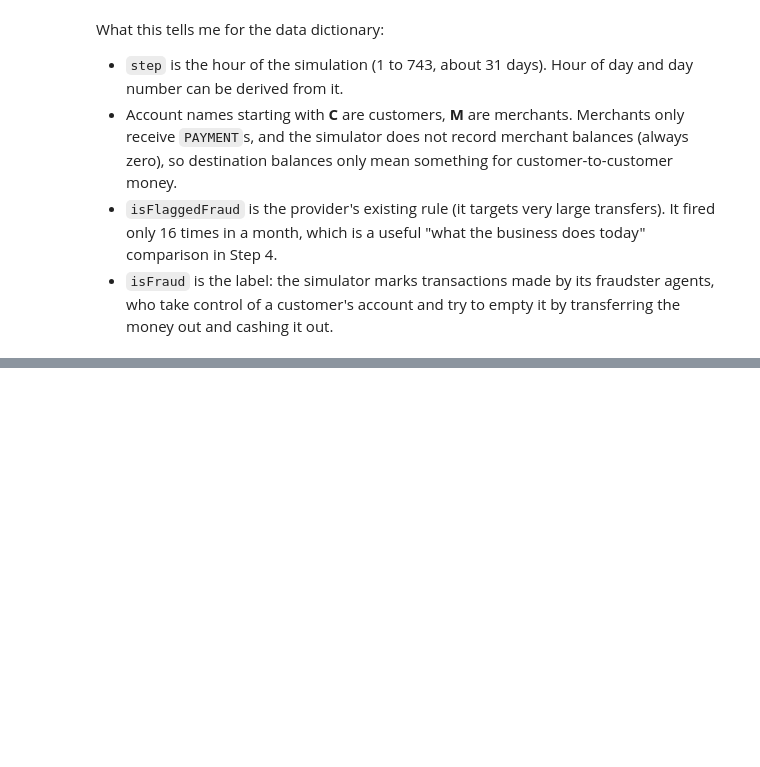
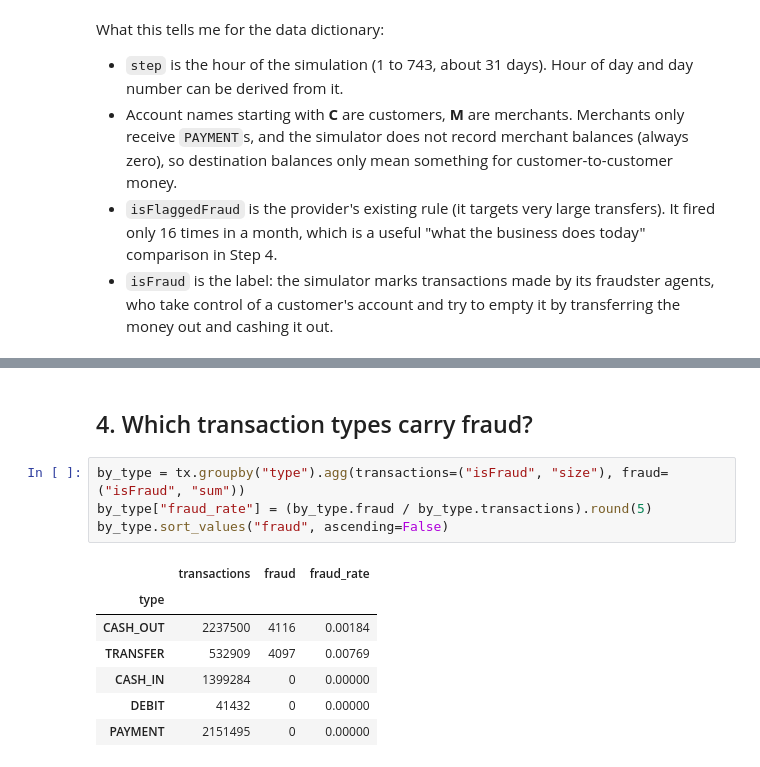
Before and after one commit to vusumuzinkosi/fraud-detection-mobile-money, a Jupyter notebook: notebooks/01_explore.ipynb, the cells around one changed output, grey strips where cells are left out. Saved outputs shown, nothing was run; the diff lists cells and outputs as text; blank space fills up the shorter version.

```diff
--- a/notebooks/01_explore.ipynb
+++ b/notebooks/01_explore.ipynb
@@ -108,0 +139,14 @@ What this tells me for the data dictionary:
+# %% [markdown]
+## 4. Which transaction types carry fraud?
+# %%
+by_type = tx.groupby("type").agg(transactions=("isFraud", "size"), fraud=("isFraud", "sum"))
+by_type["fraud_rate"] = (by_type.fraud / by_type.transactions).round(5)
+by_type.sort_values("fraud", ascending=False)
+# %% [output]
+|  | transactions | fraud | fraud_rate |
+| type |  |  |  |
+| CASH_OUT | 2237500 | 4116 | 0.00184 |
+| TRANSFER | 532909 | 4097 | 0.00769 |
+| CASH_IN | 1399284 | 0 | 0.00000 |
+| DEBIT | 41432 | 0 | 0.00000 |
+| PAYMENT | 2151495 | 0 | 0.00000 |
```
Also changed, not shown: parts of 22 cells of this notebook, 4 other files.
